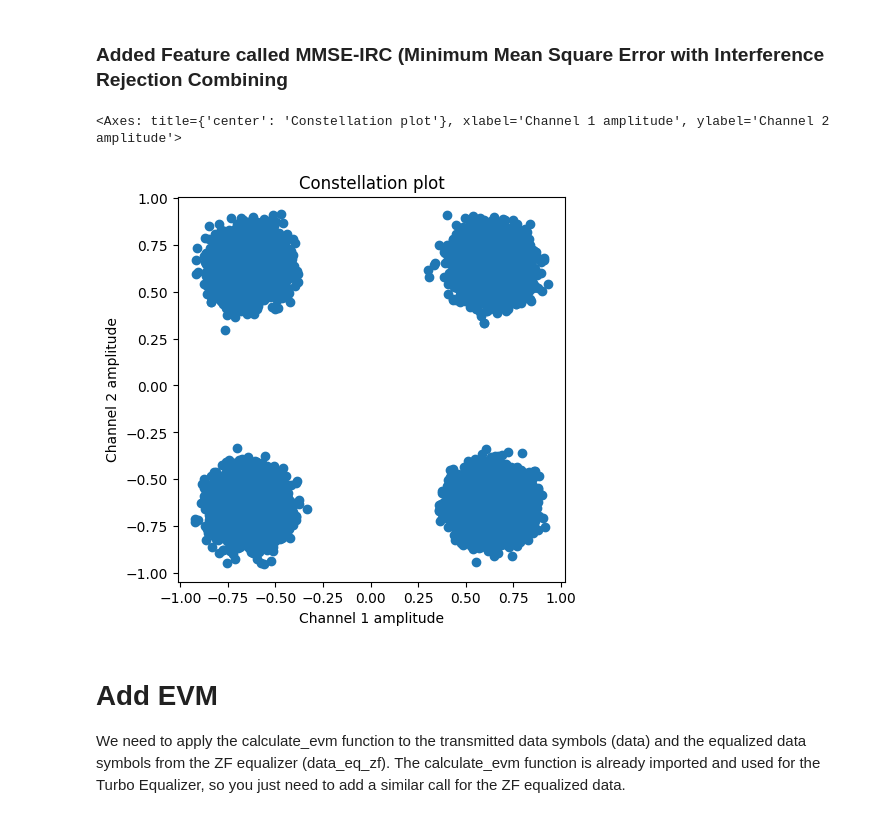
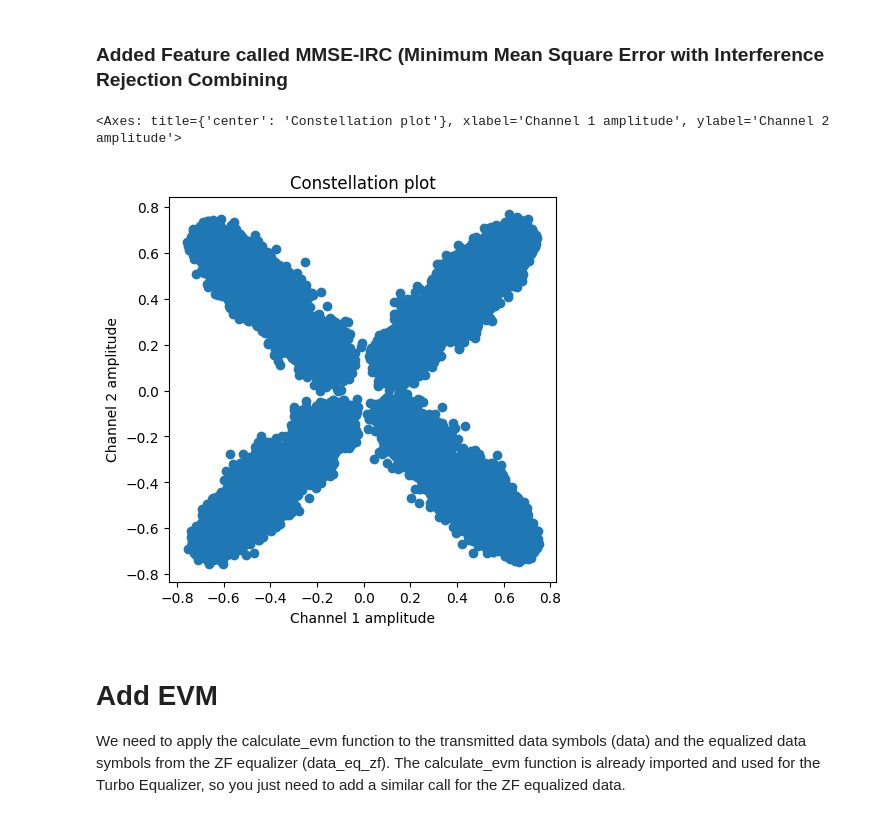
Before and after one commit to tvy14/RFSoC-Book, a Jupyter notebook: rfsoc_book/notebooks/notebook_I/TurboEq_02_ofdm_python_transceiver.ipynb, the cells around one changed output. Cells and saved outputs as stored; diff of their text form; code cells hidden in the pictures.

```diff
--- a/rfsoc_book/notebooks/notebook_I/TurboEq_02_ofdm_python_transceiver.ipynb
+++ b/rfsoc_book/notebooks/notebook_I/TurboEq_02_ofdm_python_transceiver.ipynb
@@ -401,35 +424,35 @@ def mmse_equalizer(
         # This simple implementation assumes interference_cov is a scalar or a vector per subcarrier
         h_hermitian = np.conj(h_final)
         denominator = np.abs(h_final) ** 2 + noise_var + interference_cov  # Assuming interference_cov is broadcastable
         mmse_gain = h_hermitian / denominator
 
     # Apply the gain to the data symbols for this OFDM symbol
     return data_symbols_per_ofdm * mmse_gain
 
 
 # Apply MMSE-IRC equalization
-noise_var = 0.2  # Estimate from SNR
+noise_var = 2.0  # Estimate from SNR
 data_eq_mmse_irc = np.zeros(n_ofdm * n_data, np.complex64)
 j = 0
 
 for i in range(n_ofdm):
     # Extract data symbols for the current OFDM symbol
     current_ofdm_data_rx = data_rx[j : j + n_data]
 
     # Apply MMSE equalization for the current OFDM symbol
     equalized_data_symbols = mmse_equalizer(current_ofdm_data_rx, h_final, noise_var)
 
     # Store the equalized symbols
     data_eq_mmse_irc[j : j + n_data] = equalized_data_symbols
 
     # Increment
     j = j + n_data
 
 # Now you can plot the constellation of data_eq_mmse_irc
 scatterplot(data_eq_mmse_irc.real, data_eq_mmse_irc.imag, ax=None)
 # %% [output]
 <Axes: title={'center': 'Constellation plot'}, xlabel='Channel 1 amplitude', ylabel='Channel 2 amplitude'>
-[figure, old version]
+[figure, new version]
 # %% [markdown]
  # Add EVM
  We need to apply the calculate_evm function to the transmitted data symbols (data) and the equalized data symbols from the ZF equalizer (data_eq_zf). The calculate_evm function is already imported and used for the Turbo Equalizer, so you just need to add a similar call for the ZF equalized data.
```
Also changed, not shown: parts of 11 cells of this notebook.
